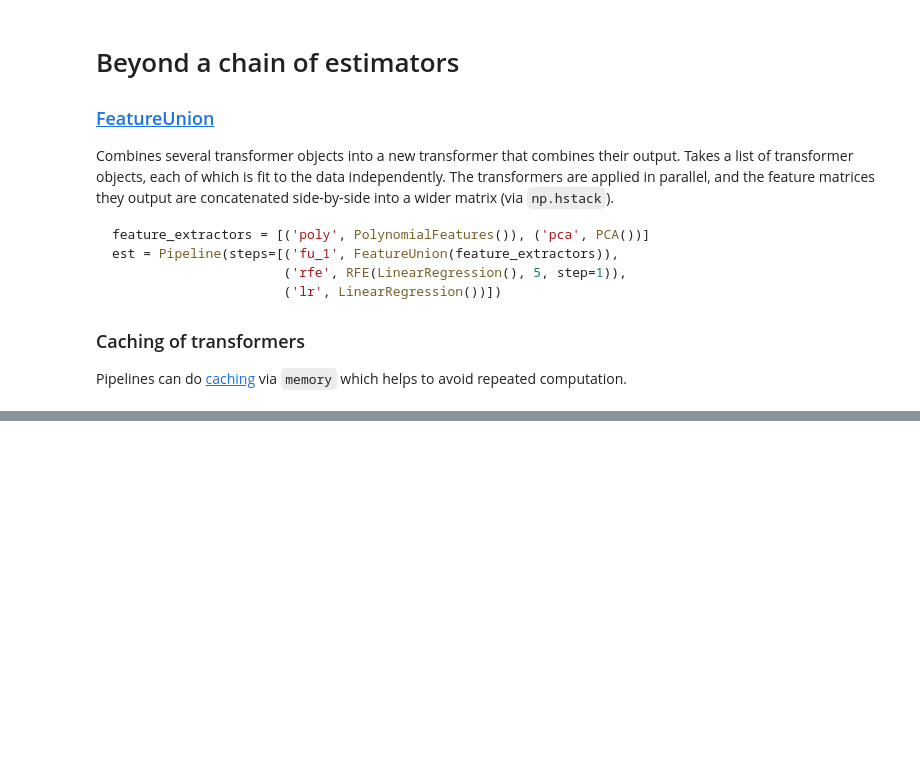
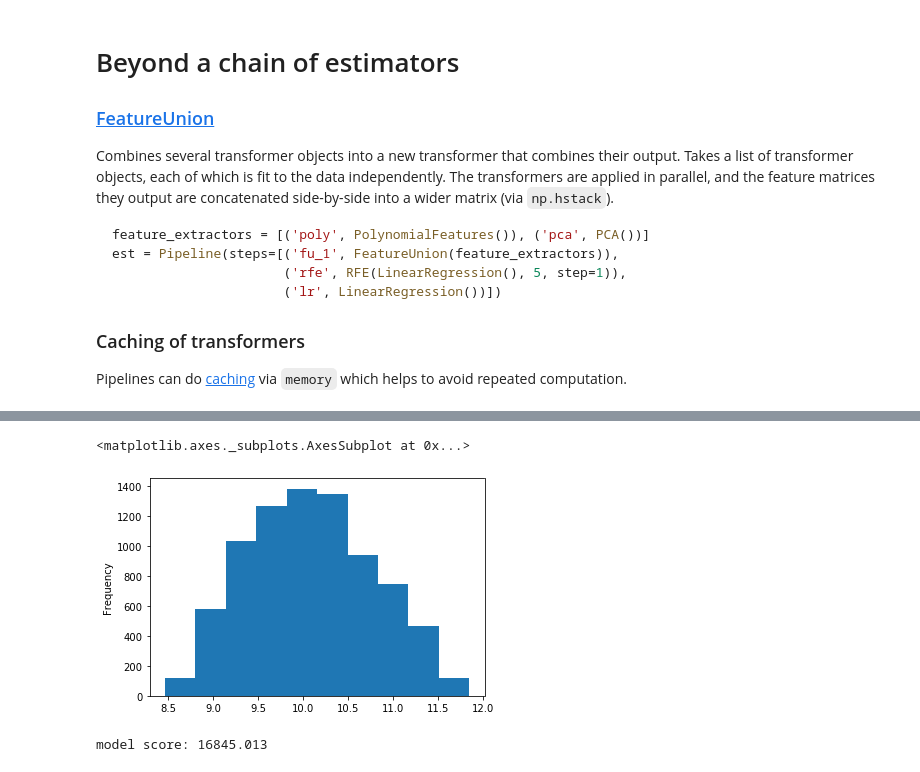
Before and after one commit to pprett/aml-class-19, a Jupyter notebook: part_2/2.1 Machine Learning Pipelines.ipynb, the cells around one changed output, grey strips where cells are left out. Drawn from its saved outputs; the diff is of its cells as text; code cells hidden in the pictures; blank space fills up the shorter version.

Commit message:
more pipeline exercises

```diff
--- a/part_2/2.1 Machine Learning Pipelines.ipynb
+++ b/part_2/2.1 Machine Learning Pipelines.ipynb
@@ -107,0 +160,44 @@ Predict the auction sale price for a piece of heavy equipment to create a "blue
+# %%
+y_log1p = np.log1p(y)
+y_log1p.plot.hist(50)
+# %% [output]
+<matplotlib.axes._subplots.AxesSubplot at 0x...>
+[figure, added]
+# %%
+from utils import ColumnGroupSelector
+from sklearn.metrics import mean_absolute_error
+from sklearn.pipeline import Pipeline
+from sklearn.preprocessing import StandardScaler, OneHotEncoder
+from sklearn.linear_model import LinearRegression
+from sklearn.ensemble import RandomForestRegressor
+from sklearn.preprocessing import Imputer
+from sklearn.model_selection import train_test_split, GridSearchCV
+from sklearn.compose import ColumnTransformer
+from sklearn.impute import SimpleImputer
+
+
+X_train, X_test, y_train, y_test = train_test_split(X, y, test_size=0.2, random_state=0, shuffle=True)
+
+
+numeric_pipeline = Pipeline(steps=[
+    ('imputer', SimpleImputer(strategy='median')),
+    ('scaler', StandardScaler())])
+
+## Categorical pipeline
+# categorical_pipeline = Pipeline(steps=[...])
+
+preprocessor = ColumnTransformer(
+    transformers=[
+        ('num', numeric_pipeline, numeric_features),
+        ## ('cat', categorical_pipeline, categorical_features),
+    ])
+
+# Append estimator to preprocessing pipeline.
+# Now we have a full prediction pipeline.
+est = Pipeline(steps=[('preprocessor', preprocessor),
+                      ('lr', LinearRegression())])
+
+est.fit(X_train, y_train)
+print("model score: %.3f" % mean_absolute_error(y_test, est.predict(X_test)))
+# %% [output]
+model score: 16845.013
```
Also changed, not shown: parts of 12 cells of this notebook, 10 other files.
